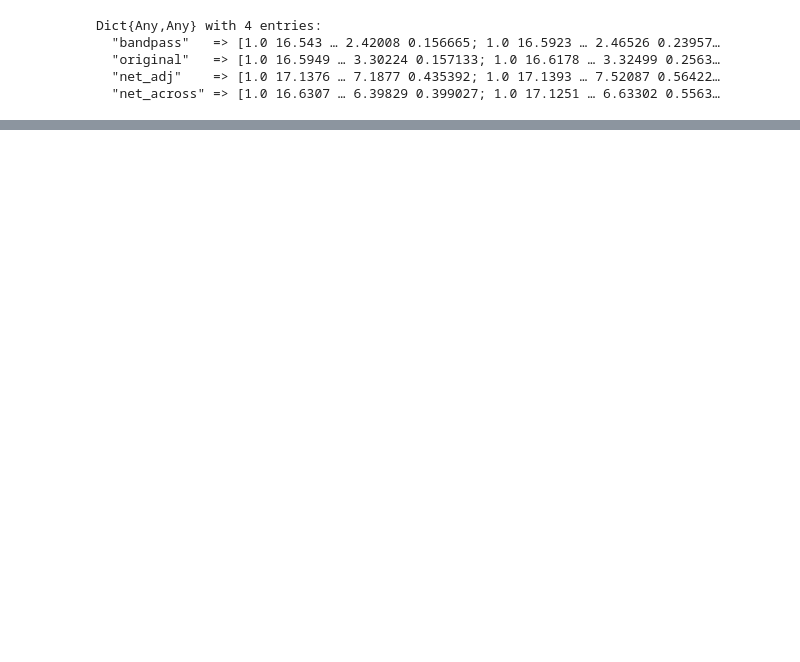
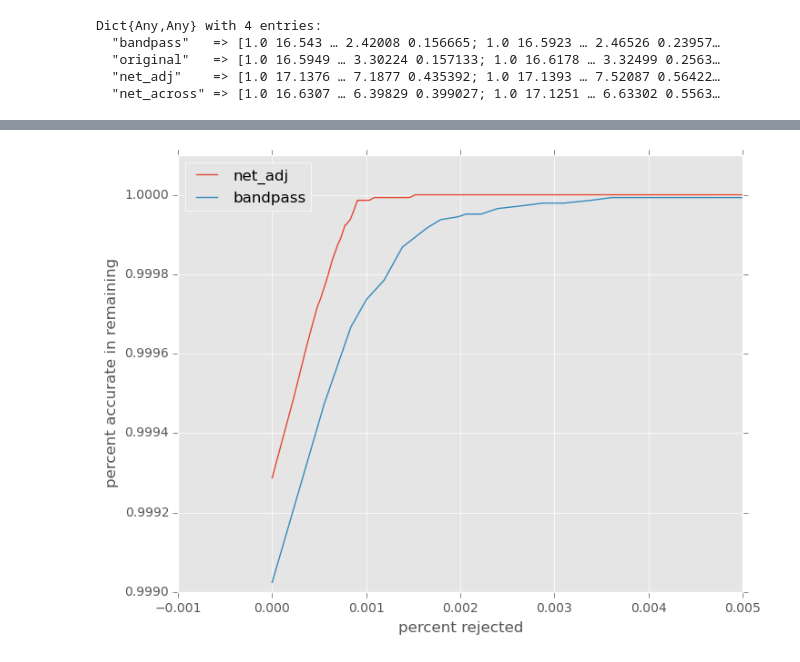
Before and after one commit to seung-lab/FilterFinder, a Jupyter notebook: notebooks/170517_tm_display_pr_curves.ipynb, the cells around one changed output, grey strips where cells are left out. Cells and saved outputs as stored; diff of their text form; code cells hidden in the pictures; blank space fills up the shorter version.

```diff
--- a/notebooks/170517_tm_display_pr_curves.ipynb
+++ b/notebooks/170517_tm_display_pr_curves.ipynb
@@ -51,0 +137,22 @@ function
+# %%
+"""
+Compile tp, fp, fn, tn
+
+f: binary array of labels
+d: data array
+x: range of thresholds to plot p&r against
+"""
+function compile_rejection_accuracy(f, d, x)
+    n = length(f)
+    tp = zeros(Int64, length(x))
+    fn = zeros(Int64, length(x))
+    fp = zeros(Int64, length(x))
+    tn = zeros(Int64, length(x))
+    for (k,z) in enumerate(x)
+        tp[k] = sum(f[d .> z] .== 1)
+        fp[k] = sum(f[d .> z] .== 0)
+        fn[k] = sum(f[d .<= z] .== 1)
+        tn[k] = sum(f[d .<= z] .== 0)
+    end
+    return tp, fp, fn, tn
+end
@@ -51,0 +210,19 @@ function
+# %%
+x = collect(linspace(0,1,300))
+nar_f = standard_224["net_adj"][:,1]
+nar_d = standard_224["net_adj"][:,5]
+bpr_f = standard_224["bandpass"][:,1]
+bpr_d = standard_224["bandpass"][:,5]
+na_tp, na_fp, na_fn, na_tn = compile_rejection_accuracy(nar_f, nar_d, x)
+bp_tp, bp_fp, bp_fn, bp_tn = compile_rejection_accuracy(bpr_f, bpr_d, x);
+# %%
+plot((na_fn + na_tn)/length(nar_f), na_tp ./ (na_fp + na_tp), label="net_adj")
+plot((bp_fn + bp_tn)/length(bpr_f), bp_tp ./ (bp_fp + bp_tp), label="bandpass")
+ax = gca()
+xlabel("percent rejected")
+ylabel("percent accurate in remaining")
+ax[:set_xlim]((-0.001,0.005))
+ax[:set_ylim]((0.9990,1.0001))
+legend(loc="best");
+# %% [output]
+[figure, added]
```
Also changed, not shown: parts of 15 cells of this notebook.
